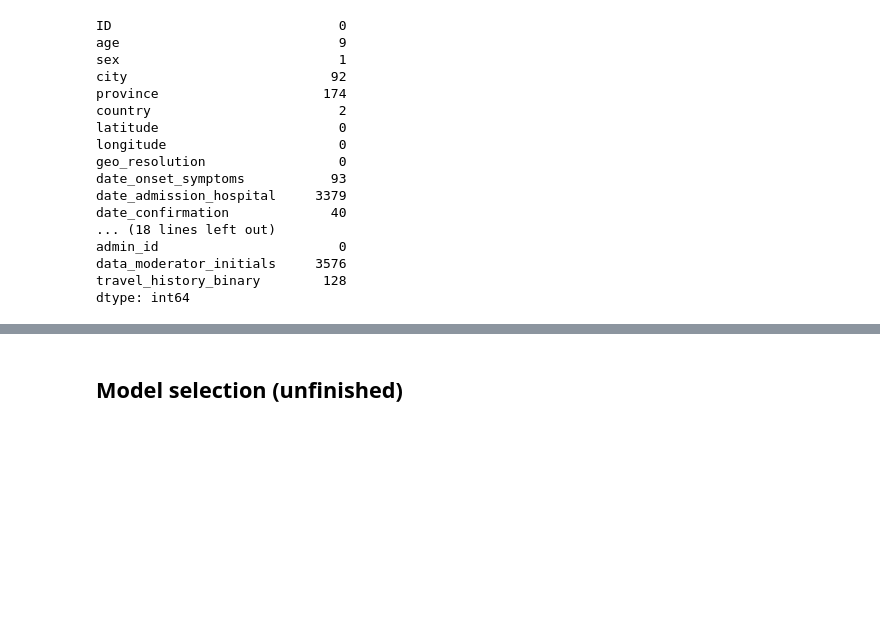
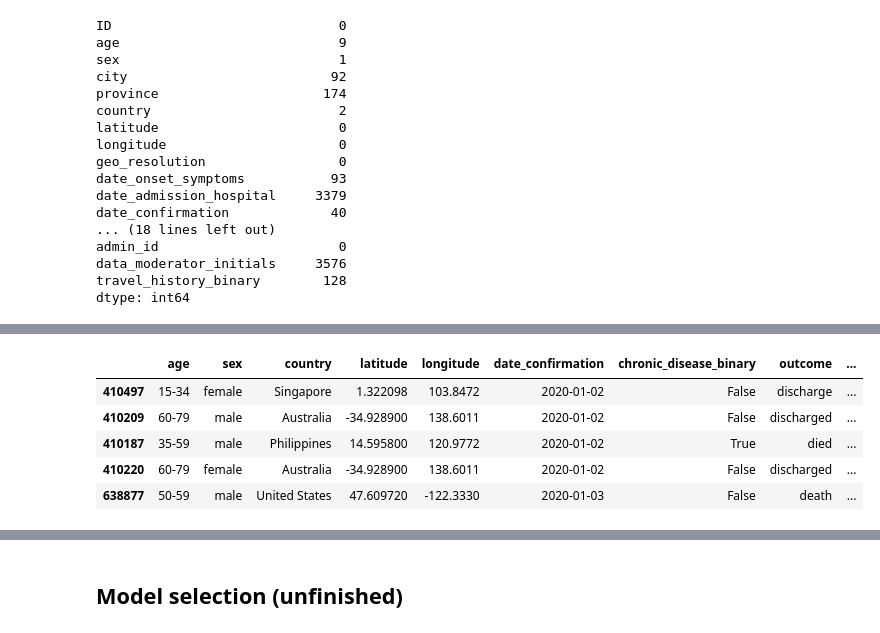
Before and after one commit to mattchap2/machine-learning, a Jupyter notebook: source-code.ipynb, the cells around one changed output, grey strips where cells are left out. Cells and saved outputs as stored; diff of their text form; code cells hidden in the pictures; blank space fills up the shorter version.

```diff
--- a/source-code.ipynb
+++ b/source-code.ipynb
@@ -684,0 +763,10 @@ dtype: int64
+# %%
+df_outcome_attributes = df_outcome_attributes.dropna()
+df_outcome_attributes.head()
+# %% [output]
+|  | age | sex | country | latitude | longitude | date_confirmation | chronic_disease_binary | outcome | ... |
+| 410497 | 15-34 | female | Singapore | 1.322098 | 103.8472 | 2020-01-02 | False | discharge | ... |
+| 410209 | 60-79 | male | Australia | -34.928900 | 138.6011 | 2020-01-02 | False | discharged | ... |
+| 410187 | 35-59 | male | Philippines | 14.595800 | 120.9772 | 2020-01-02 | True | died | ... |
+| 410220 | 60-79 | female | Australia | -34.928900 | 138.6011 | 2020-01-02 | False | discharged | ... |
+| 638877 | 50-59 | male | United States | 47.609720 | -122.3330 | 2020-01-03 | False | death | ... |
```
Also changed, not shown: parts of 16 cells of this notebook.
